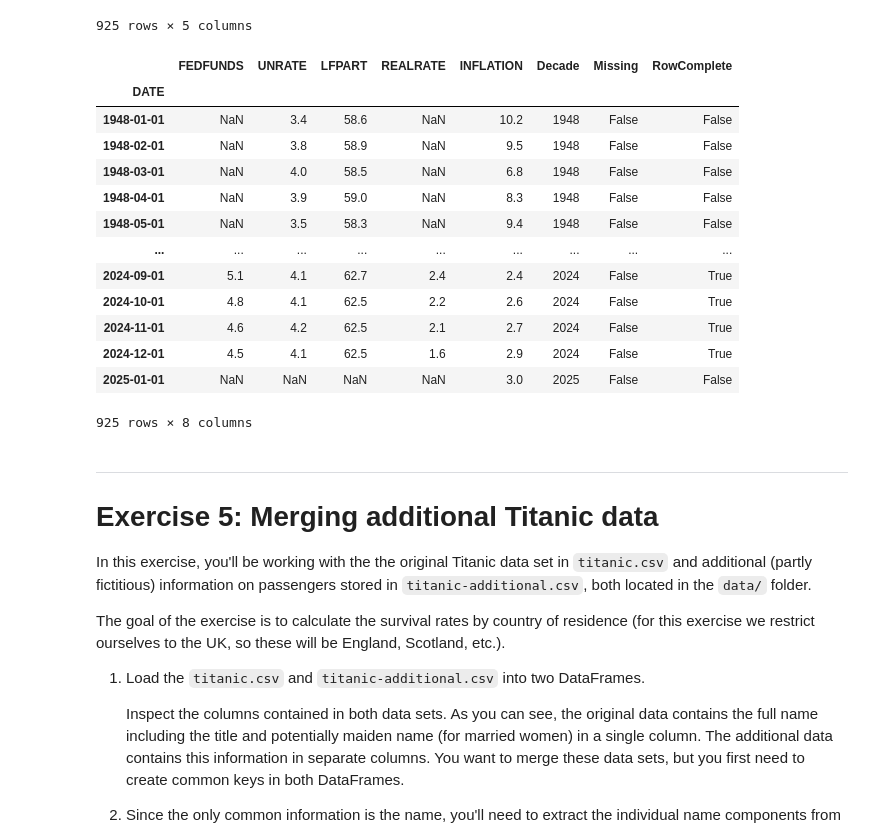
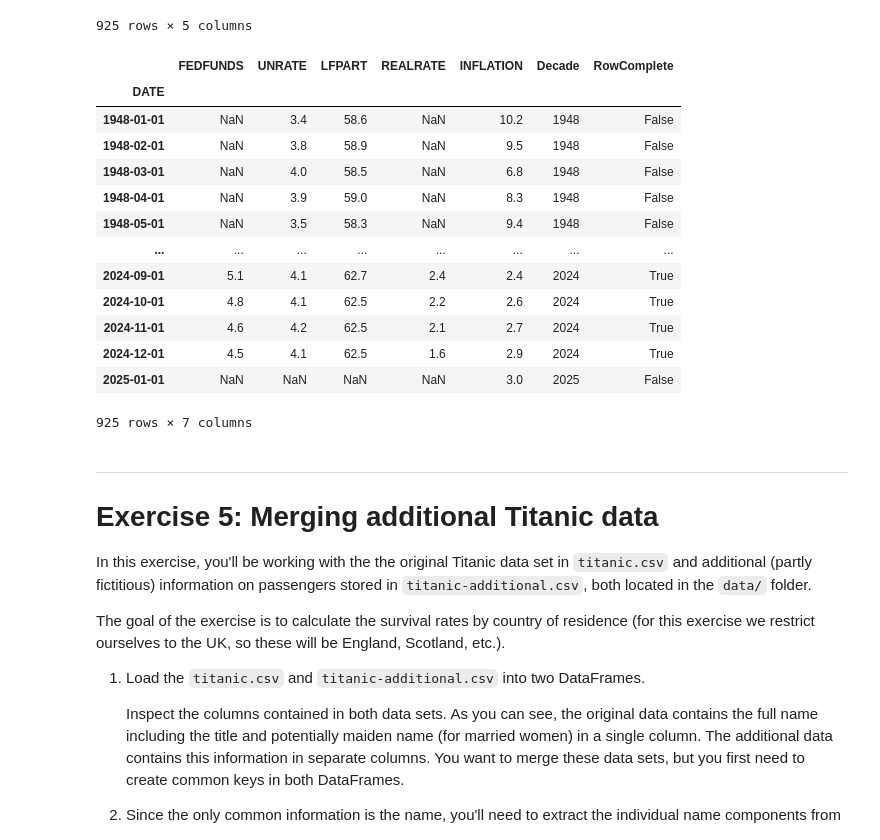
Before and after one commit to magnusjunge/TECH2-H25, a Jupyter notebook: workshops/workshop5/workshop5_MJ.ipynb, the cells around one changed output. Drawn from its saved outputs; the diff is of its cells as text; code cells hidden in the pictures.

```diff
--- a/workshops/workshop5/workshop5_MJ.ipynb
+++ b/workshops/workshop5/workshop5_MJ.ipynb
@@ -244,24 +244,22 @@ df5
 925 rows × 5 columns
 # %%
 df5['Decade'] = df5.index.year
-df5["RowComplete"] = df5.drop(columns="Decade").notna().all(axis=1)
+df5
+# %% [output]
+|  | FEDFUNDS | UNRATE | LFPART | REALRATE | INFLATION | Decade | RowComplete |
+| DATE |  |  |  |  |  |  |  |
+| 1948-01-01 | NaN | 3.4 | 58.6 | NaN | 10.2 | 1948 | False |
+| 1948-02-01 | NaN | 3.8 | 58.9 | NaN | 9.5 | 1948 | False |
+| 1948-03-01 | NaN | 4.0 | 58.5 | NaN | 6.8 | 1948 | False |
+| 1948-04-01 | NaN | 3.9 | 59.0 | NaN | 8.3 | 1948 | False |
+| 1948-05-01 | NaN | 3.5 | 58.3 | NaN | 9.4 | 1948 | False |
+| ... | ... | ... | ... | ... | ... | ... | ... |
+| 2024-09-01 | 5.1 | 4.1 | 62.7 | 2.4 | 2.4 | 2024 | True |
+| 2024-10-01 | 4.8 | 4.1 | 62.5 | 2.2 | 2.6 | 2024 | True |
+| 2024-11-01 | 4.6 | 4.2 | 62.5 | 2.1 | 2.7 | 2024 | True |
+| 2024-12-01 | 4.5 | 4.1 | 62.5 | 1.6 | 2.9 | 2024 | True |
+| 2025-01-01 | NaN | NaN | NaN | NaN | 3.0 | 2025 | False |
+925 rows × 7 columns
-# %%
-df5
-# %% [output]
-|  | FEDFUNDS | UNRATE | LFPART | REALRATE | INFLATION | Decade | Missing | RowComplete |
-| DATE |  |  |  |  |  |  |  |  |
-| 1948-01-01 | NaN | 3.4 | 58.6 | NaN | 10.2 | 1948 | False | False |
-| 1948-02-01 | NaN | 3.8 | 58.9 | NaN | 9.5 | 1948 | False | False |
-| 1948-03-01 | NaN | 4.0 | 58.5 | NaN | 6.8 | 1948 | False | False |
-| 1948-04-01 | NaN | 3.9 | 59.0 | NaN | 8.3 | 1948 | False | False |
-| 1948-05-01 | NaN | 3.5 | 58.3 | NaN | 9.4 | 1948 | False | False |
-| ... | ... | ... | ... | ... | ... | ... | ... | ... |
-| 2024-09-01 | 5.1 | 4.1 | 62.7 | 2.4 | 2.4 | 2024 | False | True |
-| 2024-10-01 | 4.8 | 4.1 | 62.5 | 2.2 | 2.6 | 2024 | False | True |
-| 2024-11-01 | 4.6 | 4.2 | 62.5 | 2.1 | 2.7 | 2024 | False | True |
-| 2024-12-01 | 4.5 | 4.1 | 62.5 | 1.6 | 2.9 | 2024 | False | True |
-| 2025-01-01 | NaN | NaN | NaN | NaN | 3.0 | 2025 | False | False |
-925 rows × 8 columns
 # %% [markdown]
 ***
 # Exercise 5: Merging additional Titanic data
```
